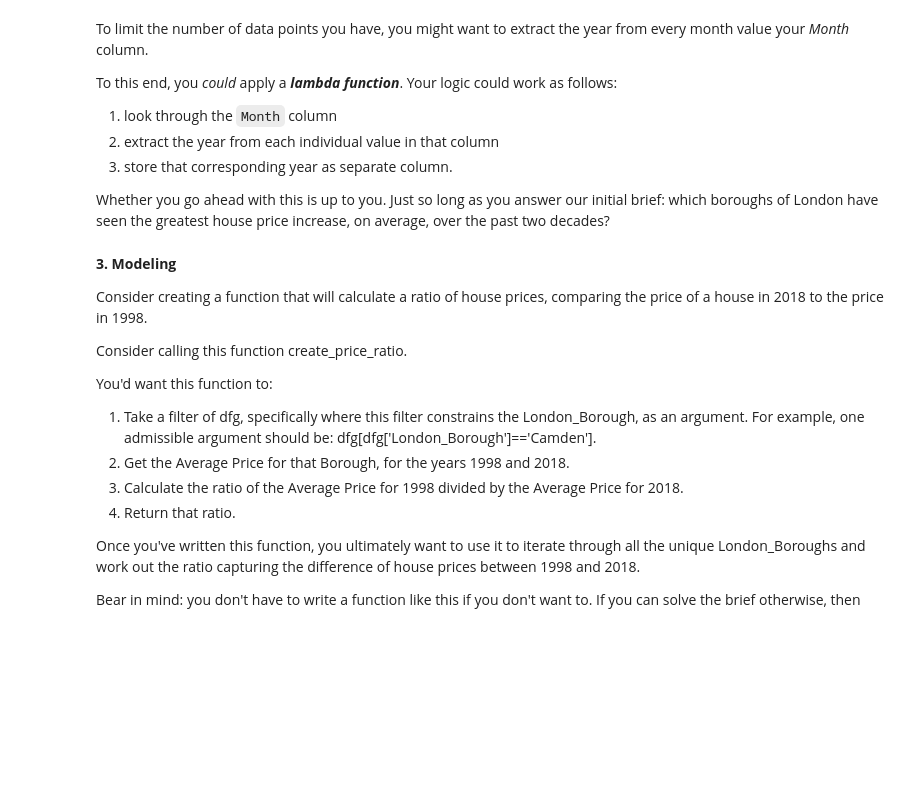
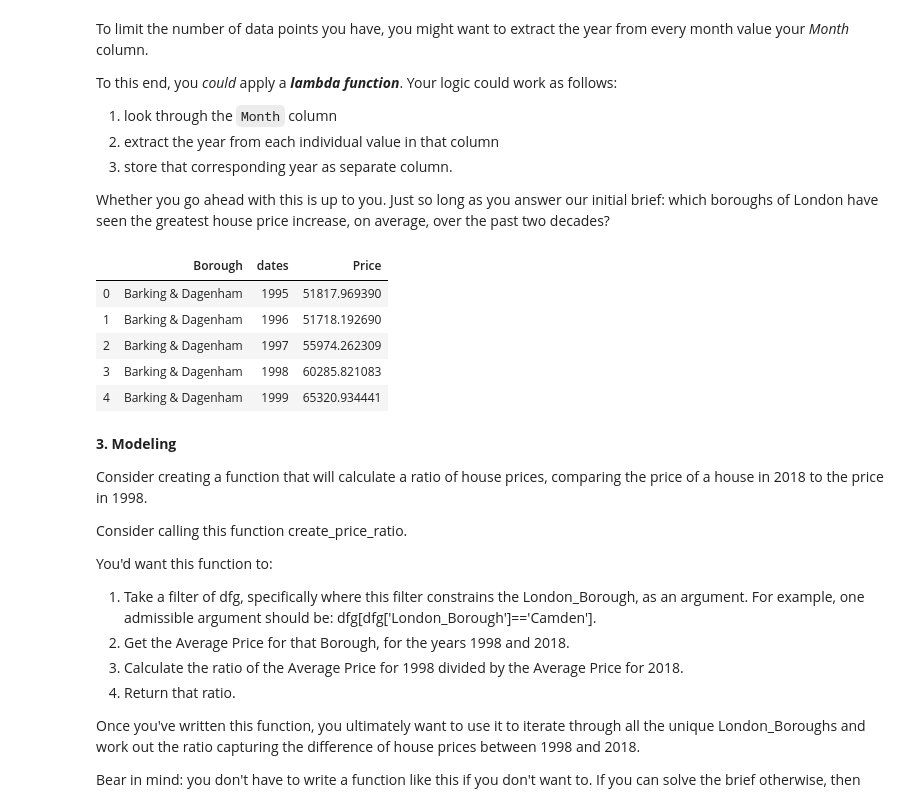
Before and after one commit to ennis-kurt/SpringBoard, a Jupyter notebook: Unit 4 Challenge - Tier 3.ipynb, the cells around one changed output. Saved outputs shown, nothing was run; the diff lists cells and outputs as text; code cells hidden in the pictures; blank space fills up the shorter version.

```diff
--- a/Unit 4 Challenge - Tier 3.ipynb
+++ b/Unit 4 Challenge - Tier 3.ipynb
@@ -208,7 +193,15 @@ To this end, you *could* apply a ***lambda function***. Your logic could work as
 
 Whether you go ahead with this is up to you. Just so long as you answer our initial brief: which boroughs of London have seen the greatest house price increase, on average, over the past two decades?
 # %%
-melted = melted.groupby(['Borough', melted.dates.dt.year]).mean().reset_index()
+melted_annual = melted.groupby(['Borough', melted.dates.dt.year]).mean().reset_index()
+melted_annual.head()
+# %% [output]
+|  | Borough | dates | Price |
+| 0 | Barking & Dagenham | 1995 | 51817.969390 |
+| 1 | Barking & Dagenham | 1996 | 51718.192690 |
+| 2 | Barking & Dagenham | 1997 | 55974.262309 |
+| 3 | Barking & Dagenham | 1998 | 60285.821083 |
+| 4 | Barking & Dagenham | 1999 | 65320.934441 |
 # %% [markdown]
 **3. Modeling**
 
```
Also changed, not shown: parts of 8 cells of this notebook.
